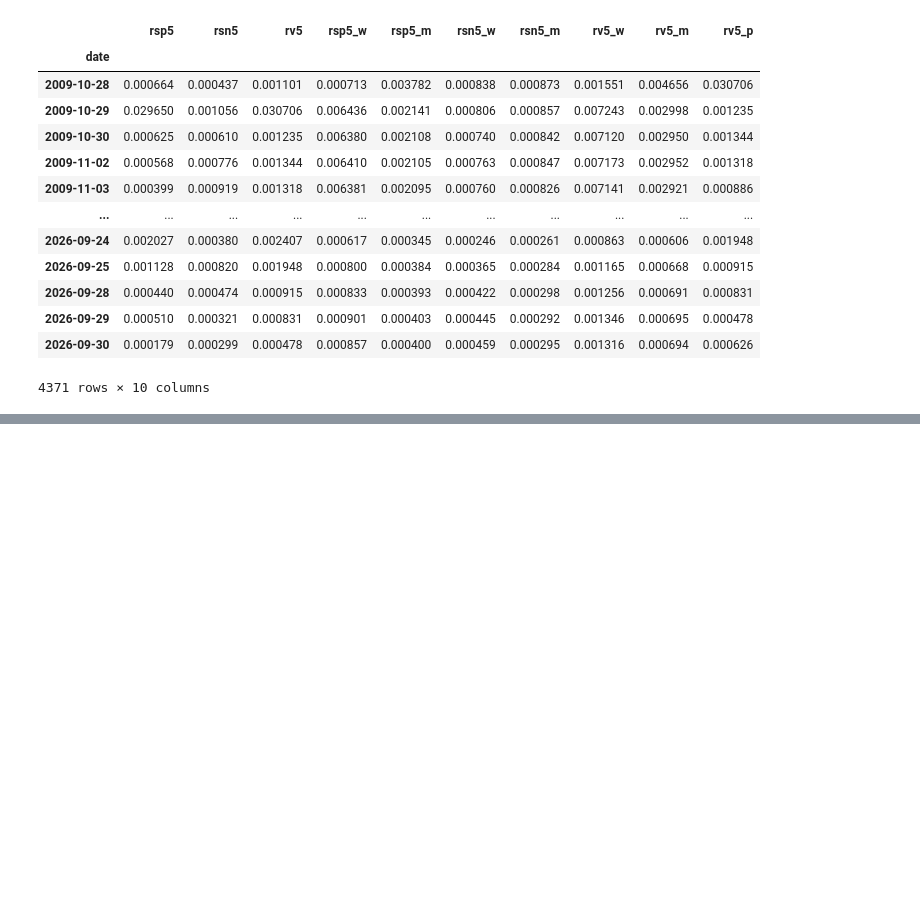
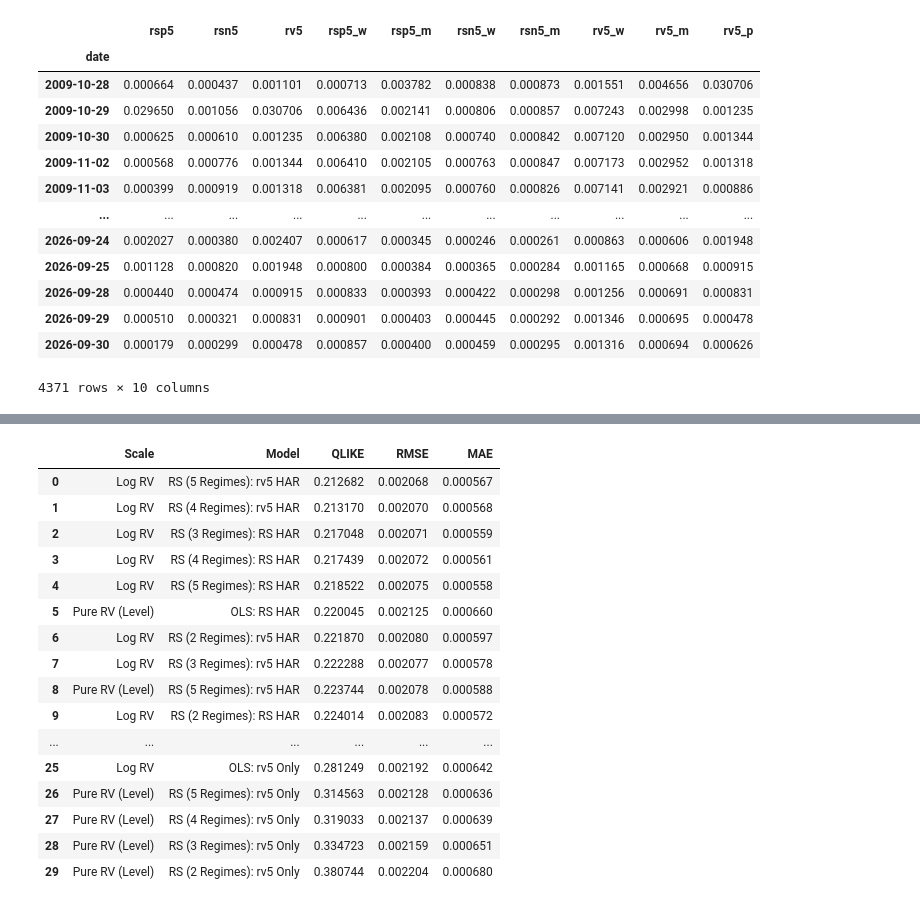
Before and after one commit to Deangr-econ/torch-volatility-engine, a Jupyter notebook: HAR_Markov_Switching.ipynb, the cells around one changed output, grey strips where cells are left out. Saved outputs shown, nothing was run; the diff lists cells and outputs as text; code cells hidden in the pictures; blank space fills up the shorter version.

```diff
--- a/HAR_Markov_Switching.ipynb
+++ b/HAR_Markov_Switching.ipynb
@@ -1344,7 +644,7 @@ import torch
 data_model = np.log(data).copy()
 
 # Configure which regimes you want to dynamically test/compare
-regimes_to_test = [2, 3]
+regimes_to_test = [*range(2,6)]
 
 # Define the three different predictor groups
 predictor_groups = {
@@ -1353,7 +653,7 @@ predictor_groups = {
     'RS HAR': ['rsp5', 'rsn5', 'rsp5_w', 'rsn5_w', 'rsp5_m', 'rsn5_m']
 }
 
-results_dict = {}
+results_dict_log_rv = {}
 
 for group_name, exog_cols in predictor_groups.items():
     # -----------------------------------------------------
@@ -1365,7 +665,7 @@ for group_name, exog_cols in predictor_groups.items():
 
     # FIXED: Since df_subset is logged, we must pass is_log=True to get level-scale metrics!
     metrics_ols = get_forecast_metrics(y_test_tensor.numpy(), pred_tensor.numpy(), is_log=True)
-    results_dict[f'OLS: {group_name}'] = metrics_ols
+    results_dict_log_rv[f'OLS: {group_name}'] = metrics_ols
 
     # -----------------------------------------------------
     # 2. Dynamic Regime Switching Models
@@ -1381,11 +681,11 @@ for group_name, exog_cols in predictor_groups.items():
             is_log=True,
             verbose=False
         )
-        results_dict[f'RS ({r} Regimes): {group_name}'] = res_rs['metrics']
+        results_dict_log_rv[f'RS ({r} Regimes): {group_name}'] = res_rs['metrics']
 
 # =====================================================
 # Build Comparison Matrix
 # =====================================================
-comparison_matrix = pd.DataFrame(results_dict).T
-print("\n=================== COMPARISON MATRIX ===================")
-display(comparison_matrix.style.highlight_min(axis=0, color='lightgreen'))
+comparison_matrix_log_rv = pd.DataFrame(results_dict_log_rv).T
+print("\n=================== COMPARISON MATRIX (LOG RV) ===================")
+display(comparison_matrix_log_rv.style.highlight_min(axis=0, color='lightgreen'))
@@ -1391,0 +726,52 @@ display(comparison_matrix.style.highlight_min(axis=0, color='lightgreen'))
+# %%
+import pandas as pd
+import numpy as np
+
+def create_global_comparison():
+    """
+    Combines, labels, and formats performance matrices from Level-scale
+    and Log-scale evaluations dynamically from the explicit user-defined
+    comparison matrices.
+    """
+    # 1. Retrieve Level results
+    df_level = pd.DataFrame()
+    if 'comparison_matrix_rv' in globals() and comparison_matrix_rv is not None:
+        df_level = comparison_matrix_rv.copy()
+        df_level['Scale'] = 'Pure RV (Level)'
+        df_level = df_level.reset_index().rename(columns={'index': 'Model'})
+
+    # 2. Retrieve Log results
+    df_log = pd.DataFrame()
+    if 'comparison_matrix_log_rv' in globals() and comparison_matrix_log_rv is not None:
+        df_log = comparison_matrix_log_rv.copy()
+        df_log['Scale'] = 'Log RV'
+        df_log = df_log.reset_index().rename(columns={'index': 'Model'})
+
+    # 3. Combine both matrices
+    if df_level.empty and df_log.empty:
+        return pd.DataFrame()
+
+    combined = pd.concat([df_level, df_log], axis=0, ignore_index=True)
+
+    # Reorder and filter columns dynamically
+    cols = ['Scale', 'Model', 'QLIKE', 'RMSE', 'MAE']
+    available_cols = [c for c in cols if c in combined.columns]
+    combined = combined[available_cols]
+
+    # Sort globally by QLIKE
+    if 'QLIKE' in combined.columns:
+        combined = combined.sort_values(by='QLIKE', ascending=True).reset_index(drop=True)
+
+    return combined
+
+# Build the unified DataFrame dynamically
+combined_df_sorted = create_global_comparison()
+
+# Display the sorted unified matrix
+print("\n=================== GLOBAL MODEL COMPARISON (SORTED BY QLIKE) ===================")
+if not combined_df_sorted.empty:
+    subset_cols = [c for c in ['QLIKE', 'RMSE', 'MAE'] if c in combined_df_sorted.columns]
+    display(combined_df_sorted.style.highlight_min(subset=subset_cols, axis=0, color='lightgreen'))
+else:
+    print("No data available to compare. Please execute comparison_matrix_rv and comparison_matrix_log_rv cells first.")
+# %% [output]
@@ -1391,0 +779,17 @@ display(comparison_matrix.style.highlight_min(axis=0, color='lightgreen'))
+|  | Scale | Model | QLIKE | RMSE | MAE |
+| 0 | Log RV | RS (5 Regimes): rv5 HAR | 0.212682 | 0.002068 | 0.000567 |
+| 1 | Log RV | RS (4 Regimes): rv5 HAR | 0.213170 | 0.002070 | 0.000568 |
+| 2 | Log RV | RS (3 Regimes): RS HAR | 0.217048 | 0.002071 | 0.000559 |
+| 3 | Log RV | RS (4 Regimes): RS HAR | 0.217439 | 0.002072 | 0.000561 |
+| 4 | Log RV | RS (5 Regimes): RS HAR | 0.218522 | 0.002075 | 0.000558 |
+| 5 | Pure RV (Level) | OLS: RS HAR | 0.220045 | 0.002125 | 0.000660 |
+| 6 | Log RV | RS (2 Regimes): rv5 HAR | 0.221870 | 0.002080 | 0.000597 |
+| 7 | Log RV | RS (3 Regimes): rv5 HAR | 0.222288 | 0.002077 | 0.000578 |
+| 8 | Pure RV (Level) | RS (5 Regimes): rv5 HAR | 0.223744 | 0.002078 | 0.000588 |
+| 9 | Log RV | RS (2 Regimes): RS HAR | 0.224014 | 0.002083 | 0.000572 |
+| ... | ... | ... | ... | ... | ... |
+| 25 | Log RV | OLS: rv5 Only | 0.281249 | 0.002192 | 0.000642 |
+| 26 | Pure RV (Level) | RS (5 Regimes): rv5 Only | 0.314563 | 0.002128 | 0.000636 |
+| 27 | Pure RV (Level) | RS (4 Regimes): rv5 Only | 0.319033 | 0.002137 | 0.000639 |
+| 28 | Pure RV (Level) | RS (3 Regimes): rv5 Only | 0.334723 | 0.002159 | 0.000651 |
+| 29 | Pure RV (Level) | RS (2 Regimes): rv5 Only | 0.380744 | 0.002204 | 0.000680 |
```
Also changed, not shown: parts of 17 cells of this notebook.
